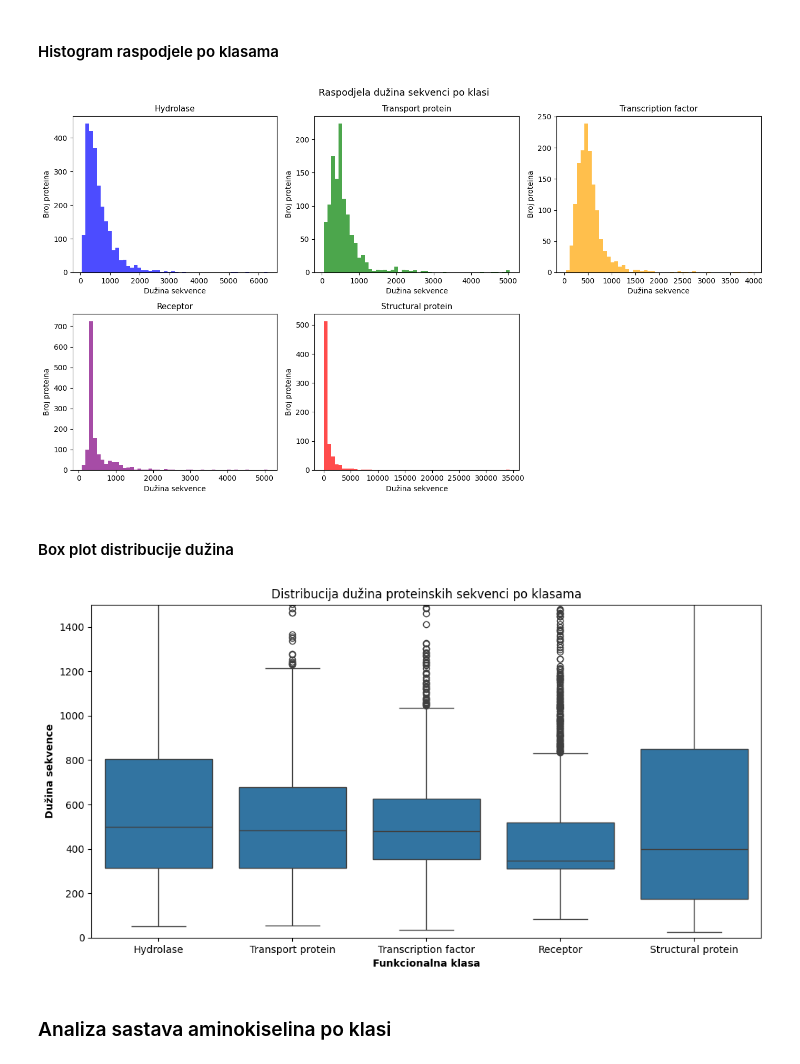
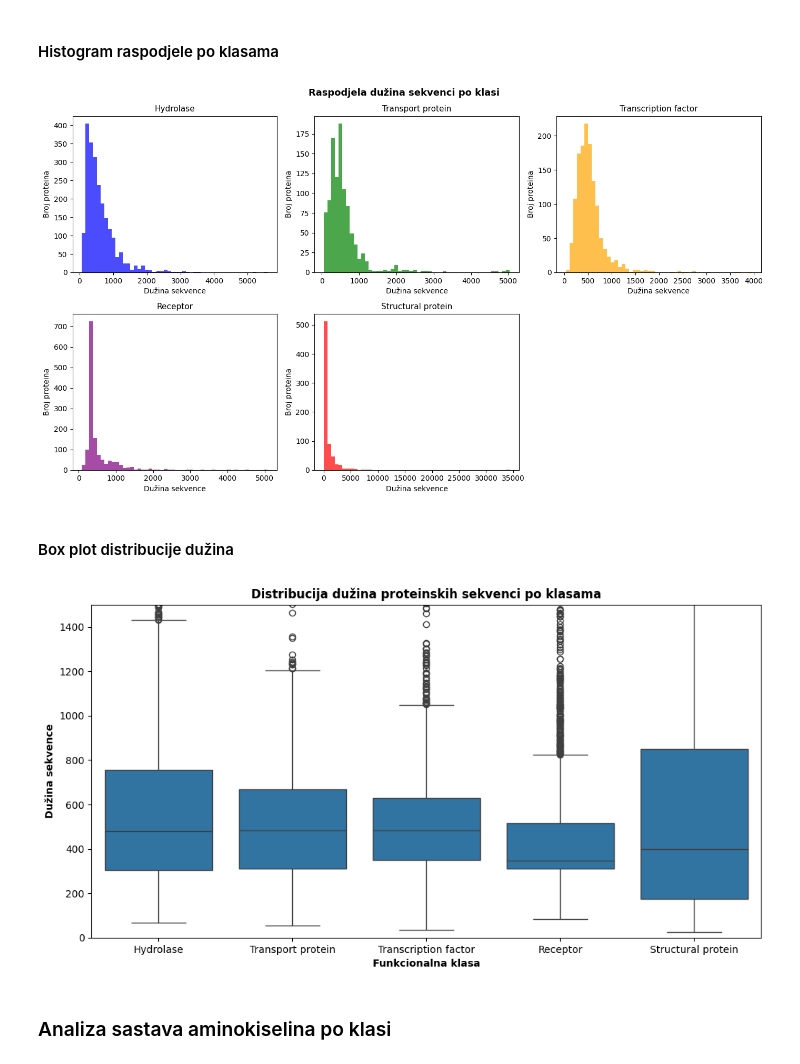
Before and after one commit to AnaKondic/protein-sequence-classification, a Jupyter notebook: protein_sequence_classification.ipynb, the cells around one changed output. Cells and saved outputs as stored; diff of their text form; code cells hidden in the pictures.

```diff
--- a/protein_sequence_classification.ipynb
+++ b/protein_sequence_classification.ipynb
@@ -71,9 +73,3 @@ dataset.head()
 ## Predprocesiranje podataka
 # %% [markdown]
 ### Uklanjanje duplikata
-# %%
-duplicates = dataset['Sequence'].duplicated().sum()
-print(f"Broj duplikata: {duplicates}")
-
-dataset = dataset.drop_duplicates(subset="Sequence").reset_index(drop=True)
-print(f"Ukupno proteina nakon uklanjanja duplikata: {len(dataset)}")
@@ -82,0 +76,6 @@ Ukupno proteina nakon uklanjanja duplikata: 7044
+# %%
+# Broj unikatnih sekvenci koje se ponavljaju više puta u datasetu
+mask = dataset['Sequence'].duplicated(keep=False)
+dup_df = dataset[mask]
+multifunk = dup_df.groupby('Sequence').apply(list)
+print(f"Broj unikatnih sekvenci sa duplikatima: {multifunk.shape[0]}")
@@ -82,0 +84,4 @@ Ukupno proteina nakon uklanjanja duplikata: 7044
+# %%
+cls_per_seq = dup_df.groupby('Sequence')['label'].nunique()
+print(f"Sekvence sa istom klasom: {(cls_per_seq == 1).sum()}")
+print(f"Sekvence sa razlicitim klasama (multifunkcionalni): {(cls_per_seq > 1).sum()}")
@@ -82,0 +118,13 @@ Ukupno proteina nakon uklanjanja duplikata: 7044
+# %%
+# Pronalazimo sekvence koje imaju vise od jedne klase
+multifunk_seq = cls_per_seq[cls_per_seq>1].index
+# Kreiramo dataset koji iskljucuje te sekvence
+dataset_clean = dataset[~dataset['Sequence'].isin(multifunk_seq)]
+
+# Ispisujemo broj 'pravih' duplikata
+duplicates = dataset_clean['Sequence'].duplicated().sum()
+print(f"Broj duplikata: {duplicates}")
+
+# Brisemo 'prave' duplikate
+dataset = dataset_clean.drop_duplicates(subset="Sequence").reset_index(drop=True)
+print(f"Ukupno proteina nakon uklanjanja duplikata: {len(dataset)}")
@@ -176,23 +248,27 @@ for i, (cls, color) in enumerate(zip(classes, colors)):
     axes[i].set_ylabel("Broj proteina")
 
 axes[5].set_visible(False)
-plt.suptitle("Raspodjela dužina sekvenci po klasi", fontsize=13)
+plt.suptitle("Raspodjela dužina sekvenci po klasi", fontsize=13, fontweight="bold")
 plt.tight_layout()
+
+plt.savefig("results/fig2_length_histograms.png", dpi=300, bbox_inches="tight")
 plt.show()
 # %% [output]
-[figure, old version]
+[figure, new version]
 # %% [markdown]
 #### Box plot distribucije dužina
 # %%
 plt.figure(figsize=(12, 6))
 sns.boxplot(x="label", y="seq_length", data=dataset)
-plt.title("Distribucija dužina proteinskih sekvenci po klasama")
+plt.title("Distribucija dužina proteinskih sekvenci po klasama", fontweight="bold")
 plt.xlabel("Funkcionalna klasa", fontweight="bold")
 plt.ylabel("Dužina sekvence", fontweight="bold")
 plt.ylim(0, 1500)
+
+plt.savefig("results/fig3_length_boxplot.png", dpi=300, bbox_inches="tight")
 plt.show()
 # %% [output]
-[figure, old version]
+[figure, new version]
 # %% [markdown]
 ### Analiza sastava aminokiselina po klasi
 # %% [markdown]
```
Also changed, not shown: parts of 103 cells of this notebook, 6 other files.
